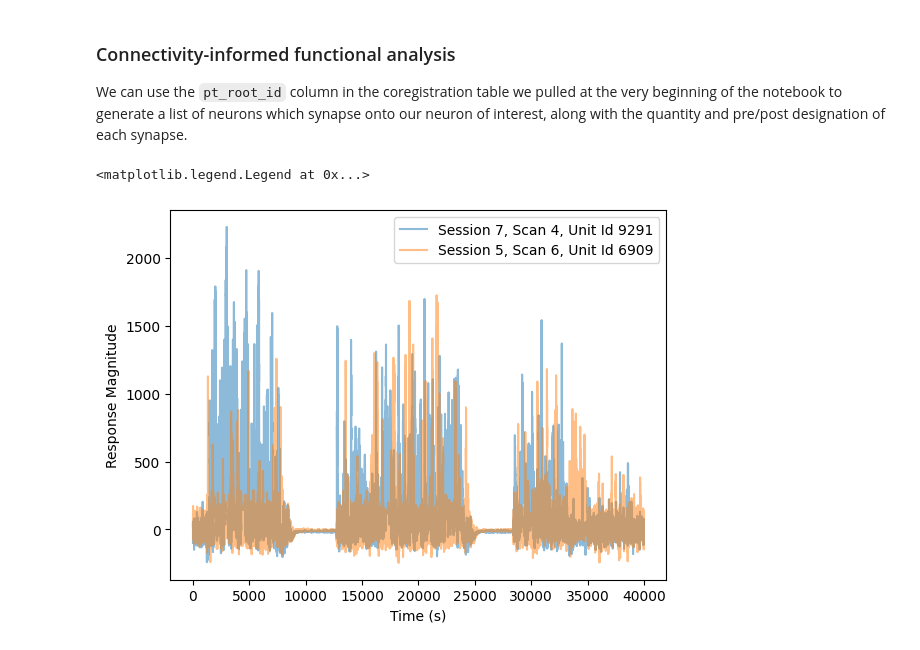
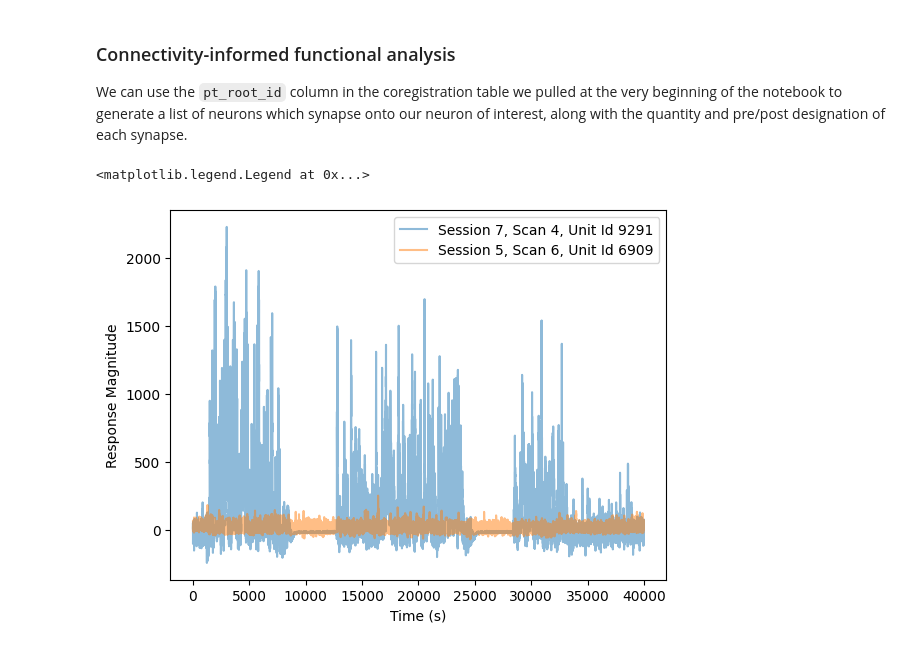
Before and after one commit to aplbrain/neurodatarehack2023, a Jupyter notebook: microns_nwb_coreg_notebook.ipynb, the cells around one changed output. Saved outputs shown, nothing was run; the diff lists cells and outputs as text; code cells hidden in the pictures.

```diff
--- a/microns_nwb_coreg_notebook.ipynb
+++ b/microns_nwb_coreg_notebook.ipynb
@@ -209,7 +209,7 @@ microns_data = update_microns_nwb_file(microns_data, coreg, scan_units)
 The functional data contains multiple types of data for a single mask ID. Plot the image of the mask and its fluorescence trace together.
 # %%
 # Return the mask image, fluorescence trace values, and timestamps for a given unit id
-def get_time_series_data(unit_id):
+def get_time_series_data(unit_id, microns_data):
     mask_id = 0
     for plane_seg in range(1, 9):
         image_seg = microns_data.processing["ophys"].data_interfaces["ImageSegmentation"].plane_segmentations[f"PlaneSegmentation{plane_seg}"]
@@ -234,7 +234,7 @@ def get_time_series_data(unit_id):
     return mask_image, fluor_data, timestamps
 # %%
 # Plot the segmentation and fluorescence trace for the unit id
-mask_image, fluor, timestamps = get_time_series_data(unit_id)
+mask_image, fluor, timestamps = get_time_series_data(unit_id, microns_data)
 fig, (ax1, ax2) = plt.subplots(2, 1, figsize=(15, 8))
 fig.suptitle(f'session: {session_no}, scan: {scan_no}, unit_id: {unit_id}')
 ax1.imshow(mask_image)
@@ -335,13 +334,13 @@ microns_data_2 = update_microns_nwb_file(microns_data_2, coreg, scan_units)
 # %%
 # Plot the two functional traces on top of each other
 
-mask_image2, fluor2, timestamps2 = get_time_series_data(unit_id_2)
+mask_image2, fluor2, timestamps2 = get_time_series_data(unit_id_2, microns_data_2)
 
 plt.plot(fluor, label=f"Session {session_no}, Scan {scan_no}, Unit Id {unit_id}", alpha=0.5)
 plt.plot(fluor2, label=f"Session {session_no_2}, Scan {scan_no_2}, Unit Id {unit_id_2}", alpha=0.5)
 plt.xlabel("Time (s)")
 plt.ylabel("Response Magnitude")
 plt.legend()
 # %% [output]
 <matplotlib.legend.Legend at 0x...>
-[figure, old version]
+[figure, new version]
```
Also changed, not shown: parts of 3 cells of this notebook.
